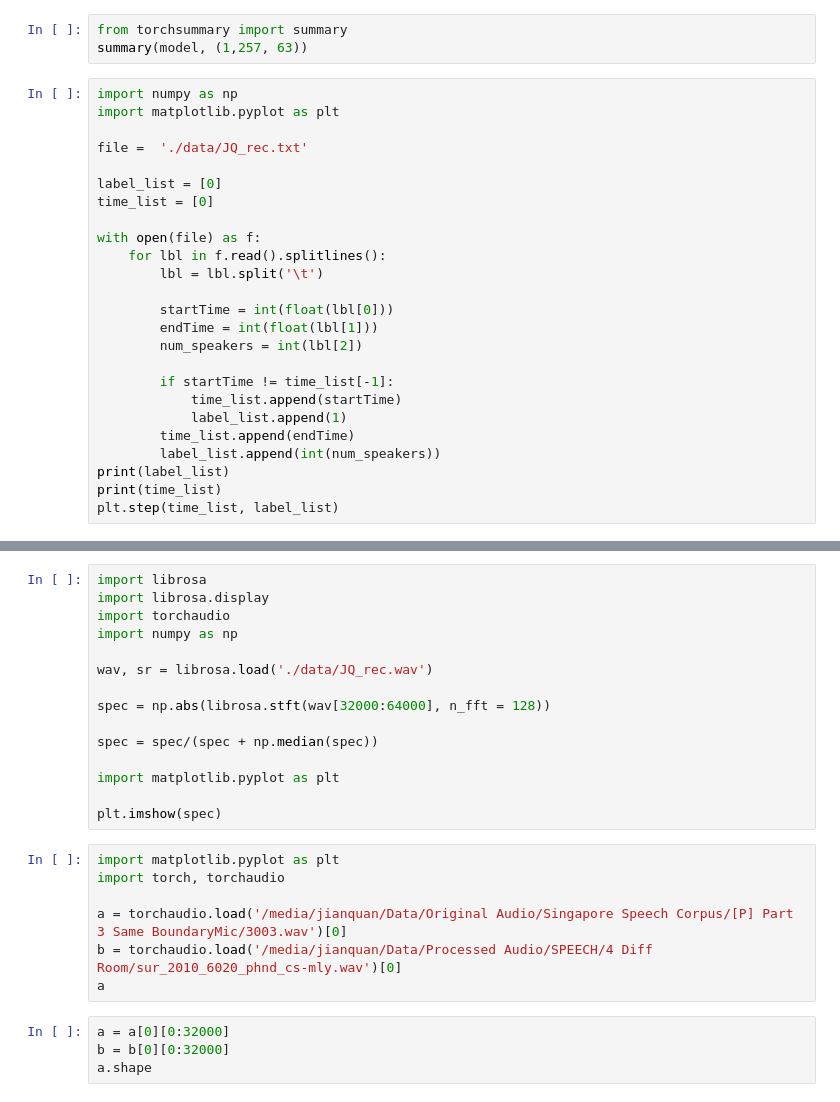
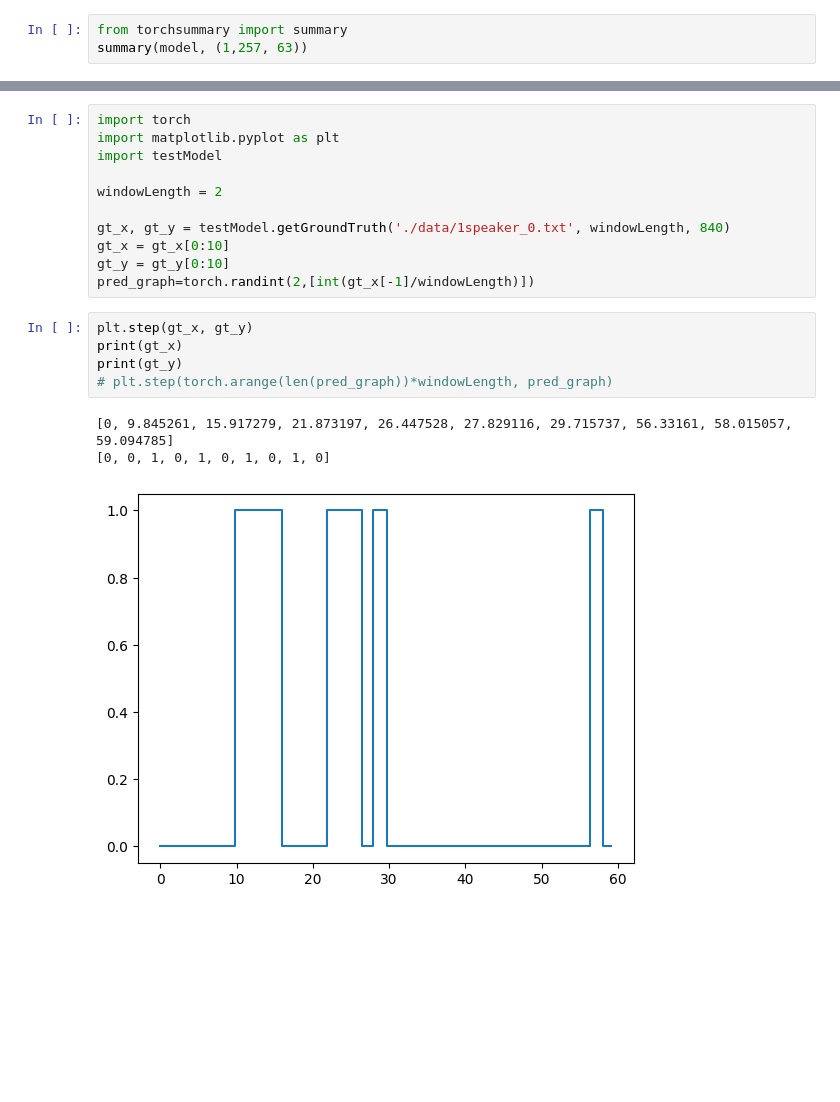
Before and after one commit to K-J-Q/Cochannel-Speech-Detector, a Jupyter notebook: playground.ipynb, the cells around one changed output, grey strips where cells are left out. Saved outputs shown, nothing was run; the diff lists cells and outputs as text; blank space fills up the shorter version.

Commit message:
Implementation of ground truth extraction

```diff
--- a/playground.ipynb
+++ b/playground.ipynb
@@ -12,31 +7,6 @@ model = machineLearning.selectModel()
 # %%
 from torchsummary import summary
 summary(model, (1,257, 63))
-# %%
-import numpy as np
-import matplotlib.pyplot as plt
-
-file =  './data/JQ_rec.txt'
-
-label_list = [0]
-time_list = [0]
-
-with open(file) as f:
-    for lbl in f.read().splitlines():
-        lbl = lbl.split('\t')
-
-        startTime = int(float(lbl[0]))
-        endTime = int(float(lbl[1]))
-        num_speakers = int(lbl[2])
-
-        if startTime != time_list[-1]:
-            time_list.append(startTime)
-            label_list.append(1)
-        time_list.append(endTime)
-        label_list.append(int(num_speakers))
-print(label_list)
-print(time_list)
-plt.step(time_list, label_list)
 # %%
 import torch
 from loader.AudioDataset import specMask, collate_batch, createDataset
@@ -108,26 +60,20 @@ nfft1024_class2: (2.0298256874084473, 0.6454548835754395, 0.6706411242485046, 0.
-# %%
-import librosa
-import librosa.display
-import torchaudio
-import numpy as np
-
-wav, sr = librosa.load('./data/JQ_rec.wav')
-
-spec = np.abs(librosa.stft(wav[32000:64000], n_fft = 128))
-
-spec = spec/(spec + np.median(spec))
-
-import matplotlib.pyplot as plt
-
-plt.imshow(spec)
-# %%
-import matplotlib.pyplot as plt
-import torch, torchaudio
-
-a = torchaudio.load('/media/jianquan/Data/Original Audio/Singapore Speech Corpus/[P] Part 3 Same BoundaryMic/3003.wav')[0]
-b = torchaudio.load('/media/jianquan/Data/Processed Audio/SPEECH/4 Diff Room/sur_2010_6020_phnd_cs-mly.wav')[0]
-a
-# %%
-a = a[0][0:32000]
-b = b[0][0:32000]
-a.shape
+# %%
+import torch
+import matplotlib.pyplot as plt
+import testModel
+
+windowLength = 2
+
+gt_x, gt_y = testModel.getGroundTruth('./data/1speaker_0.txt', windowLength, 840)
+gt_x = gt_x[0:10]
+gt_y = gt_y[0:10]
+pred_graph=torch.randint(2,[int(gt_x[-1]/windowLength)])
+# %%
+plt.step(gt_x, gt_y)
+print(gt_x)
+print(gt_y)
+# plt.step(torch.arange(len(pred_graph))*windowLength, pred_graph)
+# %% [output]
+[0, 9.845261, 15.917279, 21.873197, 26.447528, 27.829116, 29.715737, 56.33161, 58.015057, 59.094785]
+[0, 0, 1, 0, 1, 0, 1, 0, 1, 0]
+[figure, added]
```
Also changed, not shown: parts of 10 cells of this notebook, 1 other file.
